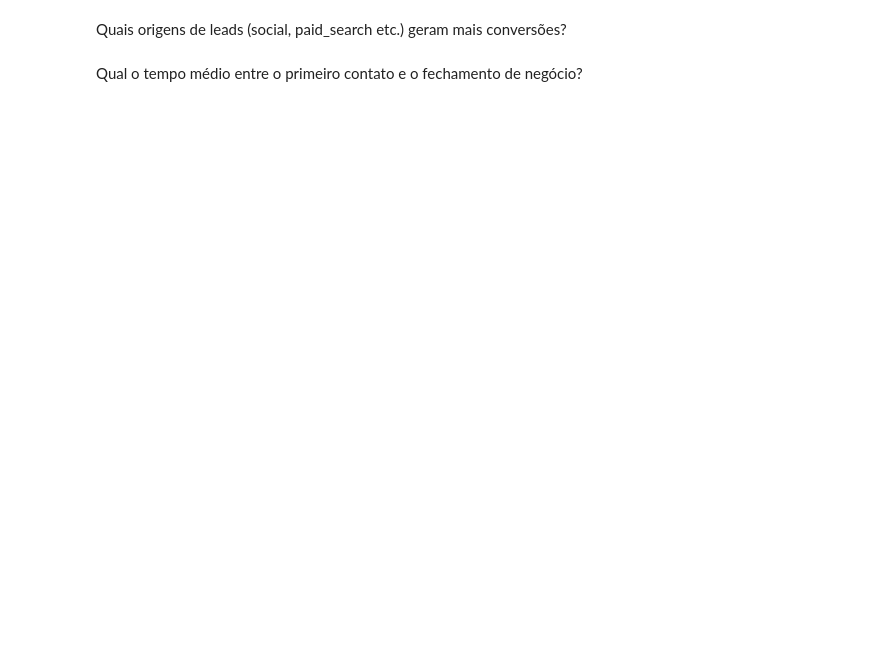
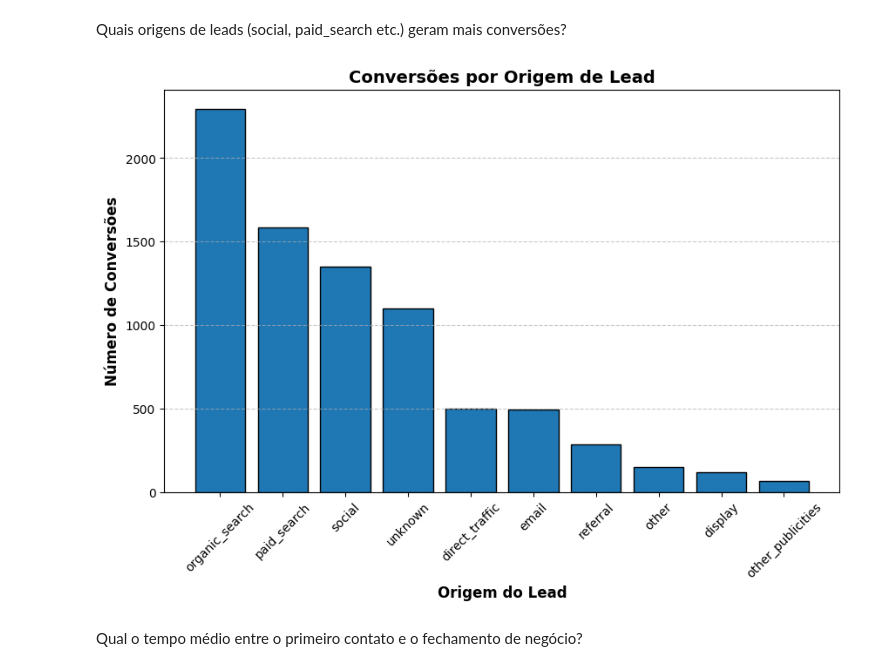
Before and after one commit to JLG-Data-Analytics/projeto_aplicado_1, a Jupyter notebook: script/eda.ipynb, the cells around one changed output. Drawn from its saved outputs; the diff is of its cells as text; code cells hidden in the pictures; blank space fills up the shorter version.

```diff
--- a/script/eda.ipynb
+++ b/script/eda.ipynb
@@ -7,4 +66,26 @@ Qual a taxa de conversão de leads qualificados (MQLs) em vendas fechadas?
 # %% [markdown]
 Quais origens de leads (social, paid_search etc.) geram mais conversões?
+# %%
+
+df_merged = df_leads_qualificados.merge(df_negocio_fechado[['mql_id', 'lead_behaviour_profile', 'won_date']], on="mql_id", how="left")
+
+
+#imagem
+if 'origin' in df_merged.columns:
+    conversions_by_origin = df_merged['origin'].value_counts().reset_index()
+    conversions_by_origin.columns = ['origin', 'conversions']
+    plt.figure(figsize=(10, 6))
+    plt.bar(conversions_by_origin['origin'], conversions_by_origin['conversions'], color='#1f77b4', edgecolor='black')
+    plt.xlabel('Origem do Lead', fontsize=12, fontweight='bold')
+    plt.ylabel('Número de Conversões', fontsize=12, fontweight='bold')
+    plt.title('Conversões por Origem de Lead', fontsize=14, fontweight='bold')
+    plt.xticks(rotation=45, fontsize=10)
+    plt.yticks(fontsize=10)
+    plt.grid(axis='y', linestyle='--', alpha=0.7)
+    plt.show()
+else:
+    print("A coluna 'origin' não foi encontrada no dataframe!")
+# %% [output]
+[figure, added]
 # %% [markdown]
 Qual o tempo médio entre o primeiro contato e o fechamento de negócio?
```
Also changed, not shown: parts of 31 cells of this notebook.
